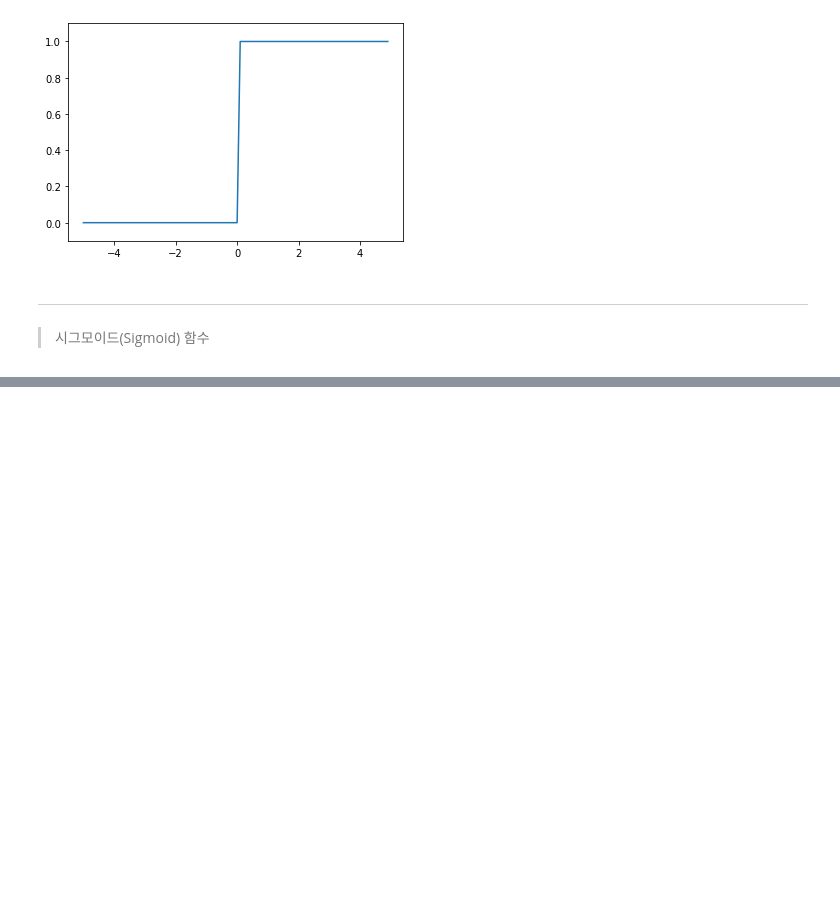
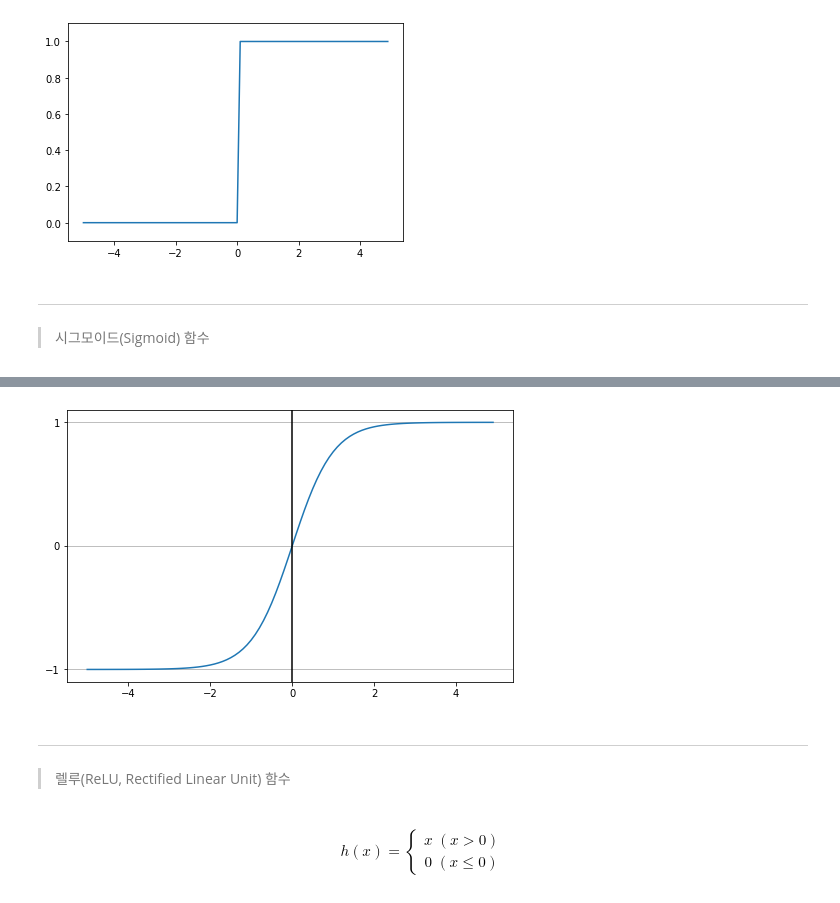
Before and after one commit to HanEunji/2021-12-20, a Jupyter notebook: 활성화함수.ipynb, the cells around one changed output, grey strips where cells are left out. Cells and saved outputs as stored; diff of their text form; code cells hidden in the pictures; blank space fills up the shorter version.

```diff
--- a/활성화함수.ipynb
+++ b/활성화함수.ipynb
@@ -39,0 +69,18 @@ Deprecated in NumPy 1.20; for more details and guidance: https://numpy.org/devdo
+# %%
+plt.figure(figsize=(8,5), facecolor='white')
+
+plt.plot(x, y)
+plt.yticks([-1.0, 0.0, 1.0])        # y축에 입력한 세 값만 나오도록
+plt.gca().yaxis.grid(True)          # y축에 있는 모든 숫자에 회색 점선
+plt.axvline(0.0, color='k')         # x=0에 직선
+plt.show()
+# %% [output]
+[figure, added]
+# %% [markdown]
+---
+>렐루(ReLU, Rectified Linear Unit) 함수
+# %% [markdown]
+$$ h(x) = \left\{\begin{array}{cc}
+x\;(x>0) \\
+0\;(x\leq0)
+\end{array} \right. $$
```
Also changed, not shown: parts of 14 cells of this notebook.
